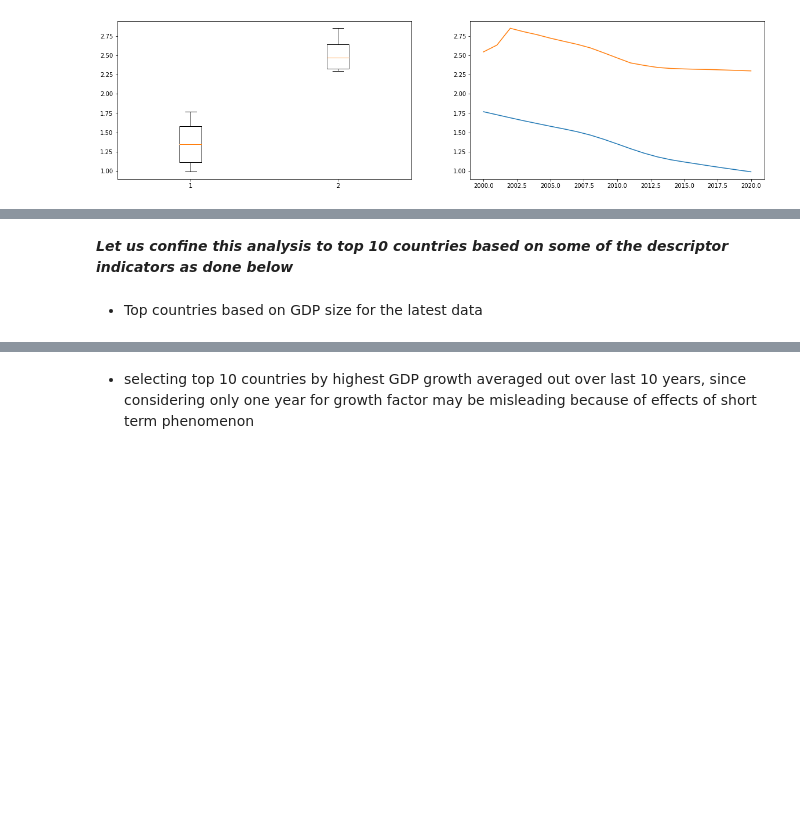
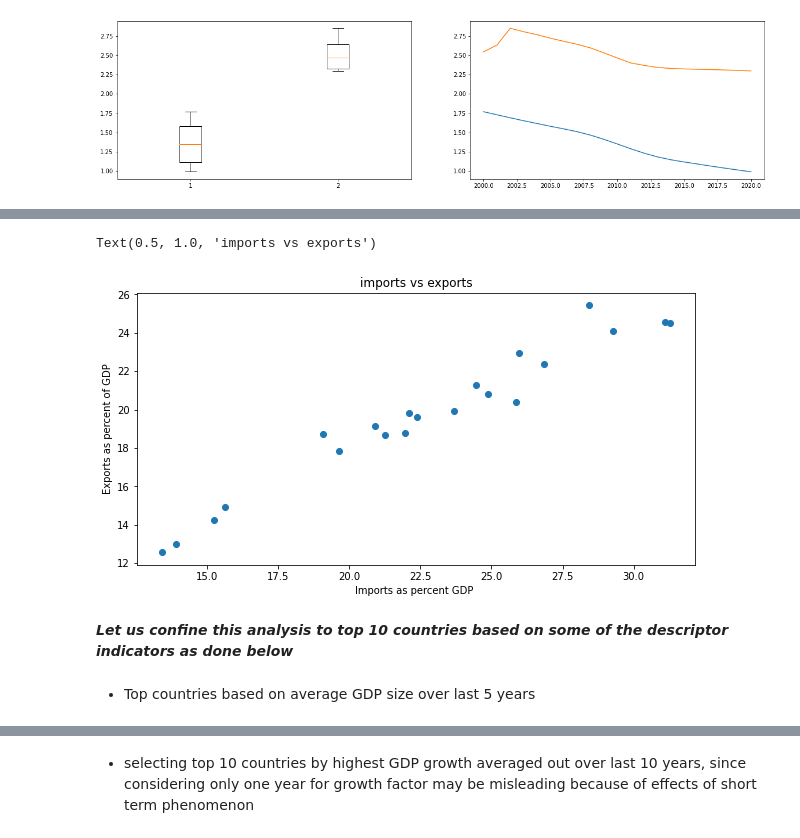
Before and after one commit to DarshanKumarHegde/Global_Economy_EDA, a Jupyter notebook: Codes and Notebooks/Exploratory Analysis.ipynb, the cells around one changed output, grey strips where cells are left out. Saved outputs shown, nothing was run; the diff lists cells and outputs as text; code cells hidden in the pictures; blank space fills up the shorter version.

```diff
--- a/Codes and Notebooks/Exploratory Analysis.ipynb
+++ b/Codes and Notebooks/Exploratory Analysis.ipynb
@@ -163,5 +181,13 @@ plt.show()
+# %%
+plt.figure(figsize=(10,5))
+plt.scatter(india_df['Imports percentGDP'], india_df['Exports percentGDP'])
+plt.xlabel('Imports as percent GDP '), plt.ylabel('Exports as percent of GDP')
+plt.title('imports vs exports')
+# %% [output]
+Text(0.5, 1.0, 'imports vs exports')
+[figure, added]
 # %% [markdown]
 ***Let us confine this analysis to top 10 countries based on some of the descriptor indicators as done below***
 # %% [markdown]
-- Top countries based on GDP size for the latest data
+- Top countries based on average GDP size over last 5 years
 # %%
```
Also changed, not shown: parts of 20 cells of this notebook, 1 other file.
